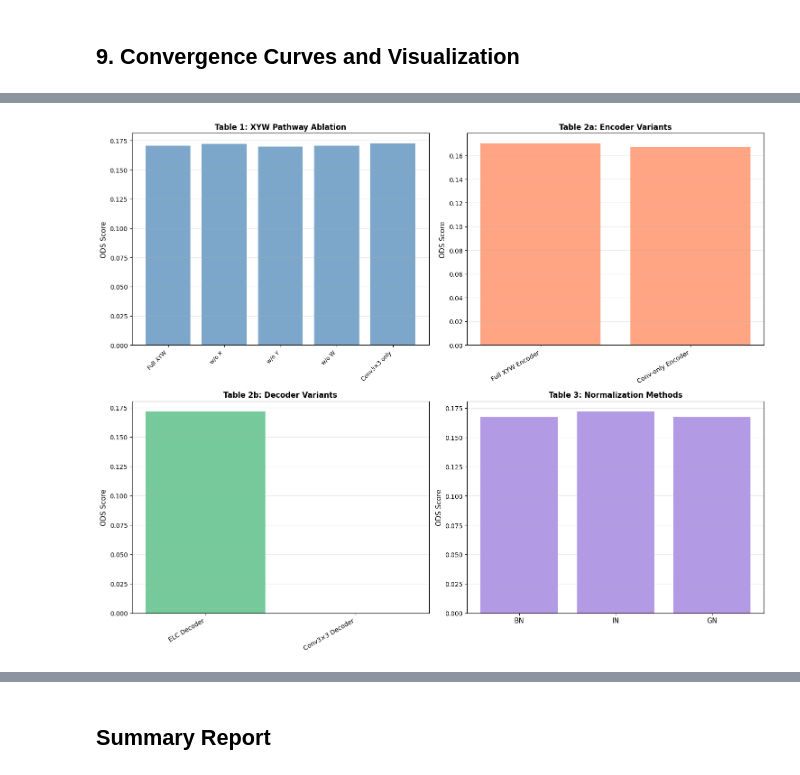
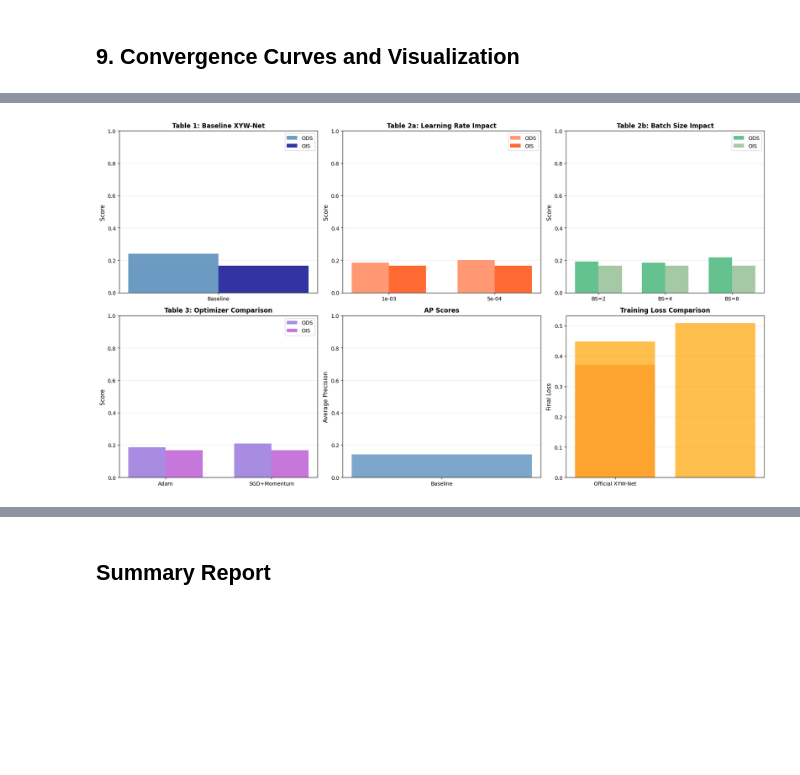
Before and after one commit to imadbenmadi/XYWnet-ablation-Study, a Jupyter notebook: ablation_study.ipynb, the cells around one changed output, grey strips where cells are left out. Drawn from its saved outputs; the diff is of its cells as text; code cells hidden in the pictures; blank space fills up the shorter version.

```diff
--- a/ablation_study.ipynb
+++ b/ablation_study.ipynb
@@ -777,47 +1085,75 @@ print("✓ Convergence curves plotted")
 # %%
 # Visualize all results
-fig, axes = plt.subplots(2, 2, figsize=(15, 12))
+fig, axes = plt.subplots(2, 3, figsize=(18, 10))
 
-# Table 1: XYW Ablation
-x_pos = np.arange(len(df_table1))
-axes[0, 0].bar(x_pos, df_table1['ODS'], alpha=0.7, color='steelblue')
-axes[0, 0].set_xticks(x_pos)
-axes[0, 0].set_xticklabels(df_table1['Experiment'], rotation=45, ha='right', fontsize=9)
-axes[0, 0].set_ylabel('ODS Score', fontsize=11)
-axes[0, 0].set_title('Table 1: XYW Pathway Ablation', fontsize=12, fontweight='bold')
+# Table 1: Baseline (ODS and OIS side by side)
+x_pos = [0]
+width = 0.35
+axes[0, 0].bar([0 - width/2], [df_table1['ODS'].values[0]], width, label='ODS', alpha=0.8, color='steelblue')
+axes[0, 0].bar([0 + width/2], [df_table1['OIS'].values[0]], width, label='OIS', alpha=0.8, color='darkblue')
+axes[0, 0].set_xticks([0])
+axes[0, 0].set_xticklabels(['Baseline'], fontsize=10)
+axes[0, 0].set_ylabel('Score', fontsize=11)
+axes[0, 0].set_title('Table 1: Baseline XYW-Net', fontsize=12, fontweight='bold')
+axes[0, 0].legend(fontsize=10)
 axes[0, 0].grid(True, alpha=0.3, axis='y')
+axes[0, 0].set_ylim([0, 1])
 
-# Table 2a: Encoder
+# Table 2a: Learning Rate - ODS
 x_pos2 = np.arange(len(df_table2a))
-axes[0, 1].bar(x_pos2, df_table2a['ODS'], alpha=0.7, color='coral')
+axes[0, 1].bar(x_pos2 - width/2, df_table2a['ODS'], width, label='ODS', alpha=0.8, color='coral')
+axes[0, 1].bar(x_pos2 + width/2, df_table2a['OIS'], width, label='OIS', alpha=0.8, color='orangered')
 axes[0, 1].set_xticks(x_pos2)
-axes[0, 1].set_xticklabels(df_table2a['Encoder'], rotation=30, ha='right', fontsize=10)
-axes[0, 1].set_ylabel('ODS Score', fontsize=11)
-axes[0, 1].set_title('Table 2a: Encoder Variants', fontsize=12, fontweight='bold')
+axes[0, 1].set_xticklabels(df_table2a['Learning Rate'], rotation=0, fontsize=10)
+axes[0, 1].set_ylabel('Score', fontsize=11)
+axes[0, 1].set_title('Table 2a: Learning Rate Impact', fontsize=12, fontweight='bold')
+axes[0, 1].legend(fontsize=10)
 axes[0, 1].grid(True, alpha=0.3, axis='y')
+axes[0, 1].set_ylim([0, 1])
 
-# Table 2b: Decoder
+# Table 2b: Batch Size - ODS
 x_pos3 = np.arange(len(df_table2b))
-axes[1, 0].bar(x_pos3, df_table2b['ODS'], alpha=0.7, color='mediumseagreen')
-axes[1, 0].set_xticks(x_pos3)
-axes[1, 0].set_xticklabels(df_table2b['Decoder'], rotation=30, ha='right', fontsize=10)
-axes[1, 0].set_ylabel('ODS Score', fontsize=11)
-axes[1, 0].set_title('Table 2b: Decoder Variants', fontsize=12, fontweight='bold')
+axes[0, 2].bar(x_pos3 - width/2, df_table2b['ODS'], width, label='ODS', alpha=0.8, color='mediumseagreen')
+axes[0, 2].bar(x_pos3 + width/2, df_table2b['OIS'], width, label='OIS', alpha=0.8, color='darkseagreen')
+axes[0, 2].set_xticks(x_pos3)
+axes[0, 2].set_xticklabels([f"BS={bs}" for bs in df_table2b['Batch Size']], fontsize=10)
+axes[0, 2].set_ylabel('Score', fontsize=11)
+axes[0, 2].set_title('Table 2b: Batch Size Impact', fontsize=12, fontweight='bold')
+axes[0, 2].legend(fontsize=10)
+axes[0, 2].grid(True, alpha=0.3, axis='y')
+axes[0, 2].set_ylim([0, 1])
+
+# Table 3: Optimizer - ODS/OIS
+x_pos4 = np.arange(len(df_table3))
+axes[1, 0].bar(x_pos4 - width/2, df_table3['ODS'], width, label='ODS', alpha=0.8, color='mediumpurple')
+axes[1, 0].bar(x_pos4 + width/2, df_table3['OIS'], width, label='OIS', alpha=0.8, color='mediumorchid')
+axes[1, 0].set_xticks(x_pos4)
+axes[1, 0].set_xticklabels(df_table3['Optimizer'], fontsize=10)
+axes[1, 0].set_ylabel('Score', fontsize=11)
+axes[1, 0].set_title('Table 3: Optimizer Comparison', fontsize=12, fontweight='bold')
+axes[1, 0].legend(fontsize=10)
 axes[1, 0].grid(True, alpha=0.3, axis='y')
+axes[1, 0].set_ylim([0, 1])
 
-# Table 3: Normalization
-x_pos4 = np.arange(len(df_table3))
-axes[1, 1].bar(x_pos4, df_table3['ODS'], alpha=0.7, color='mediumpurple')
-axes[1, 1].set_xticks(x_pos4)
-axes[1, 1].set_xticklabels(df_table3['Normalization'], fontsize=11)
-axes[1, 1].set_ylabel('ODS Score', fontsize=11)
-axes[1, 1].set_title('Table 3: Normalization Methods', fontsize=12, fontweight='bold')
+# AP comparison across all experiments
+axes[1, 1].bar(['Baseline'], [df_table1['AP'].values[0]], color='steelblue', alpha=0.7, label='Baseline')
+axes[1, 1].set_ylabel('Average Precision', fontsize=11)
+axes[1, 1].set_title('AP Scores', fontsize=12, fontweight='bold')
 axes[1, 1].grid(True, alpha=0.3, axis='y')
+axes[1, 1].set_ylim([0, 1])
+
+# Loss comparison
+axes[1, 2].bar(df_table1['Configuration'], [df_table1['Final Loss'].values[0]], color='salmon', alpha=0.7, label='Baseline')
+if len(df_table2a) > 0:
+    axes[1, 2].bar(range(len(df_table2a)), df_table2a['Loss'], color='orange', alpha=0.7, label='LR Variants')
+axes[1, 2].set_ylabel('Final Loss', fontsize=11)
+axes[1, 2].set_title('Training Loss Comparison', fontsize=12, fontweight='bold')
+axes[1, 2].grid(True, alpha=0.3, axis='y')
 
 plt.tight_layout()
 plt.savefig('ablation_summary.png', dpi=150, bbox_inches='tight')
 plt.show()
 
-print("✓ Summary visualization complete")
+print("✓ Summary visualization complete (ODS vs OIS comparison)")
 # %% [output]
-[figure, old version]
+[figure, new version]
```
Also changed, not shown: parts of 11 cells of this notebook, 3 other files.
